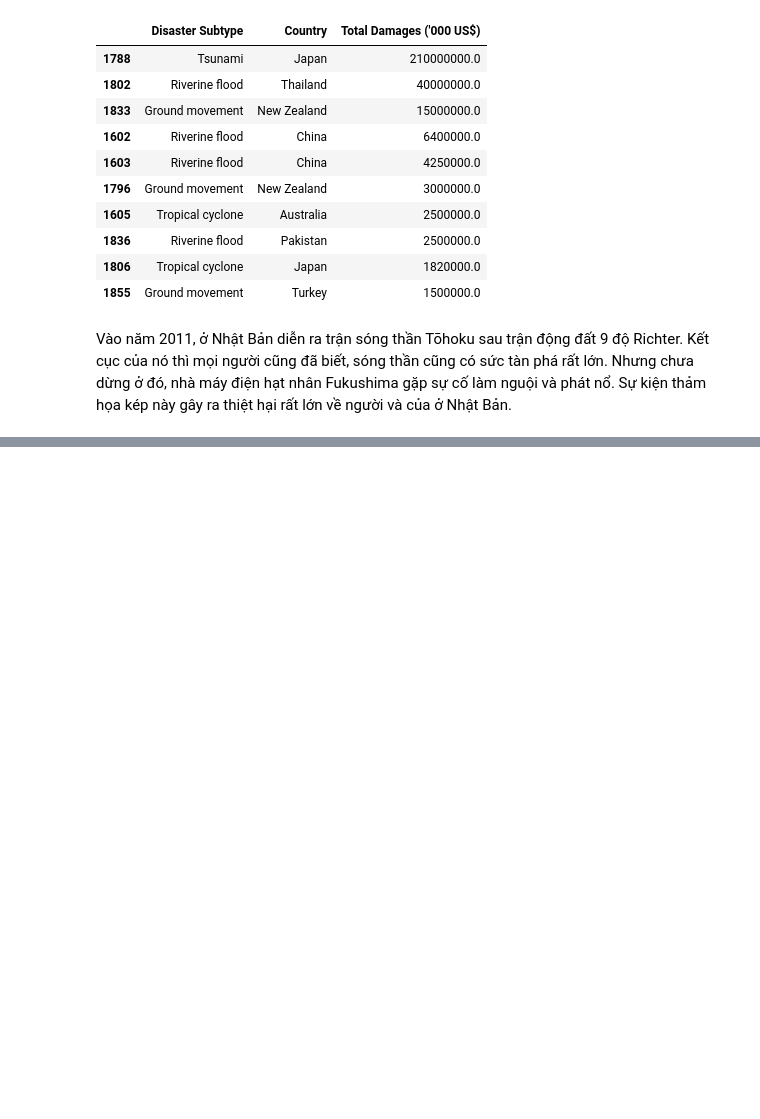
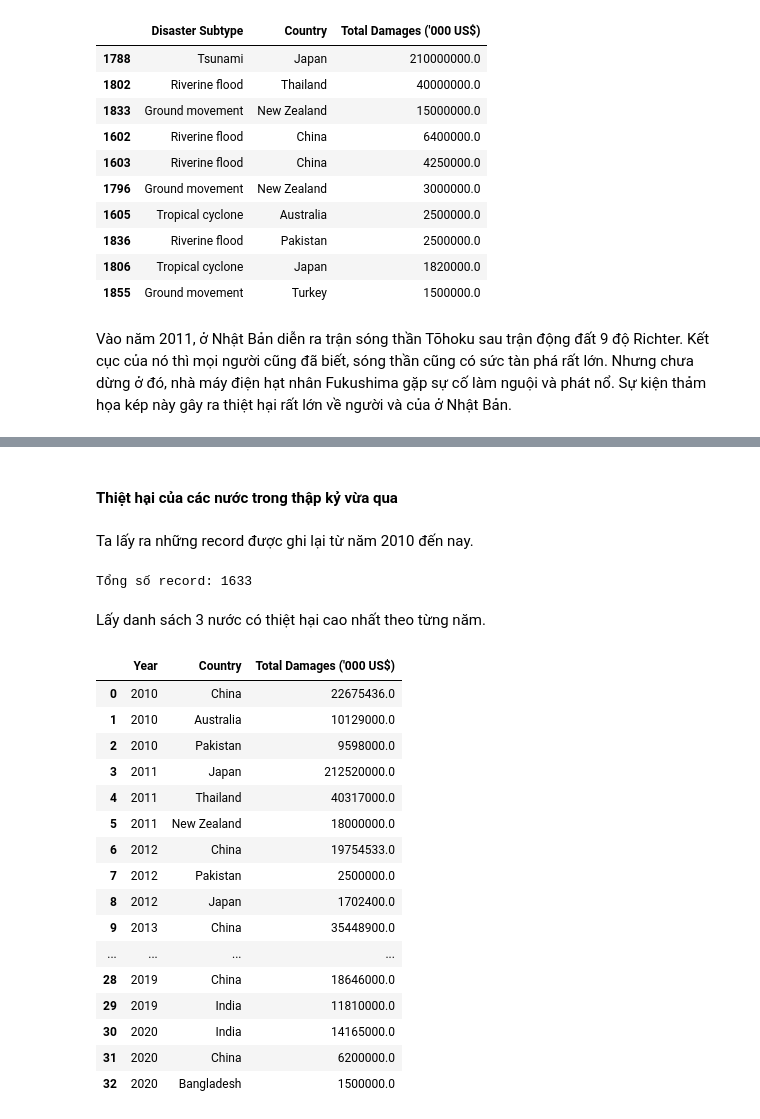
Before and after one commit to grant-ward-101/KHDL-final, a Jupyter notebook: 1712724-HuynhCongSinh.ipynb, the cells around one changed output, grey strips where cells are left out. Drawn from its saved outputs; the diff is of its cells as text; code cells hidden in the pictures; blank space fills up the shorter version.

```diff
--- a/1712724-HuynhCongSinh.ipynb
+++ b/1712724-HuynhCongSinh.ipynb
@@ -298,3 +303,39 @@ Nguồn: https://zingnews.vn/khoanh-khac-song-than-cao-10-m-ap-vao-nhat-ban-nam-
 # %% [markdown]
 ![Tsunami](disaster1.jpg 'Sóng thần tại Nhật Bản 2011')
 ![Tsunami](disaster2.jpg 'Vụ nổ nhà máy điện hạt nhân')
+# %% [markdown]
+#### Thiệt hại của các nước trong thập kỷ vừa qua
+# %% [markdown]
+Ta lấy ra những record được ghi lại từ năm 2010 đến nay.
+# %%
+last_decade = disaster_df[disaster_df['Year'] >= 2010]
+print('Tổng số record:', len(last_decade))
+# %% [output]
+Tổng số record: 1633
+# %% [markdown]
+Lấy danh sách 3 nước có thiệt hại cao nhất theo từng năm.
+# %%
+top_damages_by_year = last_decade.groupby(['Year', 'Country'], sort=True).sum().reset_index()[
+    ['Year', 'Country', 'Total Damages (\'000 US$)']]
+top_damages_by_year = top_damages_by_year.sort_values(['Year', 'Total Damages (\'000 US$)'], ascending=[True, False])
+top_country_damages_by_year = top_damages_by_year.groupby('Year').head(3).reset_index(drop=True)
+
+top_country_damages_by_year
+# %% [output]
+|  | Year | Country | Total Damages ('000 US$) |
+| 0 | 2010 | China | 22675436.0 |
+| 1 | 2010 | Australia | 10129000.0 |
+| 2 | 2010 | Pakistan | 9598000.0 |
+| 3 | 2011 | Japan | 212520000.0 |
+| 4 | 2011 | Thailand | 40317000.0 |
+| 5 | 2011 | New Zealand | 18000000.0 |
+| 6 | 2012 | China | 19754533.0 |
+| 7 | 2012 | Pakistan | 2500000.0 |
+| 8 | 2012 | Japan | 1702400.0 |
+| 9 | 2013 | China | 35448900.0 |
+| ... | ... | ... | ... |
+| 28 | 2019 | China | 18646000.0 |
+| 29 | 2019 | India | 11810000.0 |
+| 30 | 2020 | India | 14165000.0 |
+| 31 | 2020 | China | 6200000.0 |
+| 32 | 2020 | Bangladesh | 1500000.0 |
```
Also changed, not shown: parts of 20 cells of this notebook.
